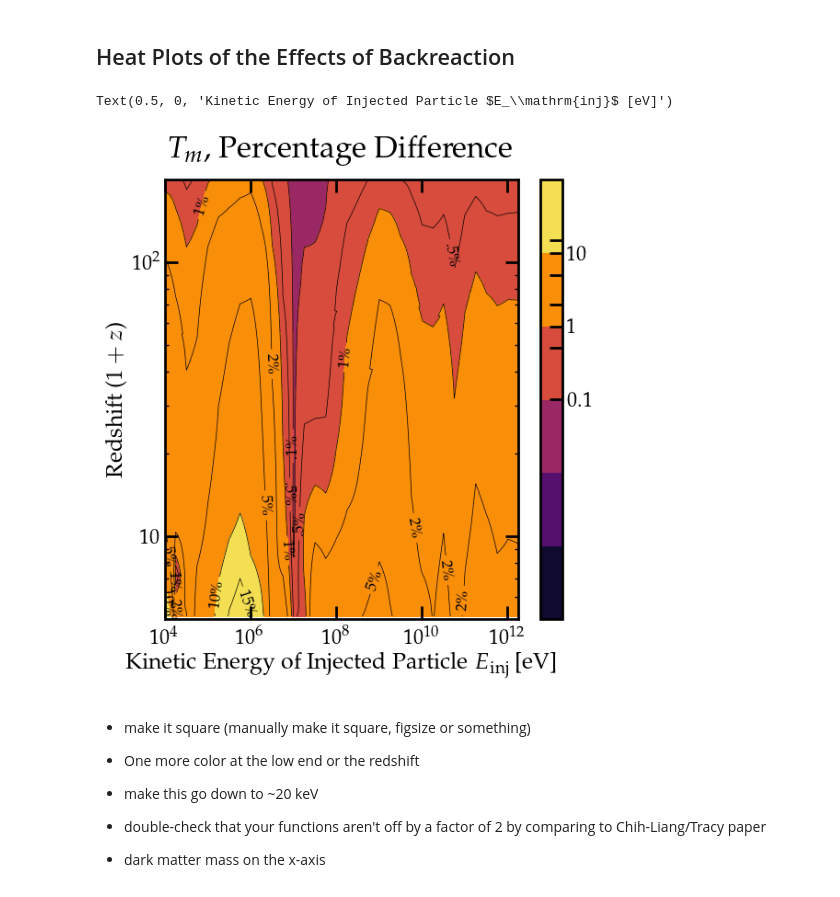
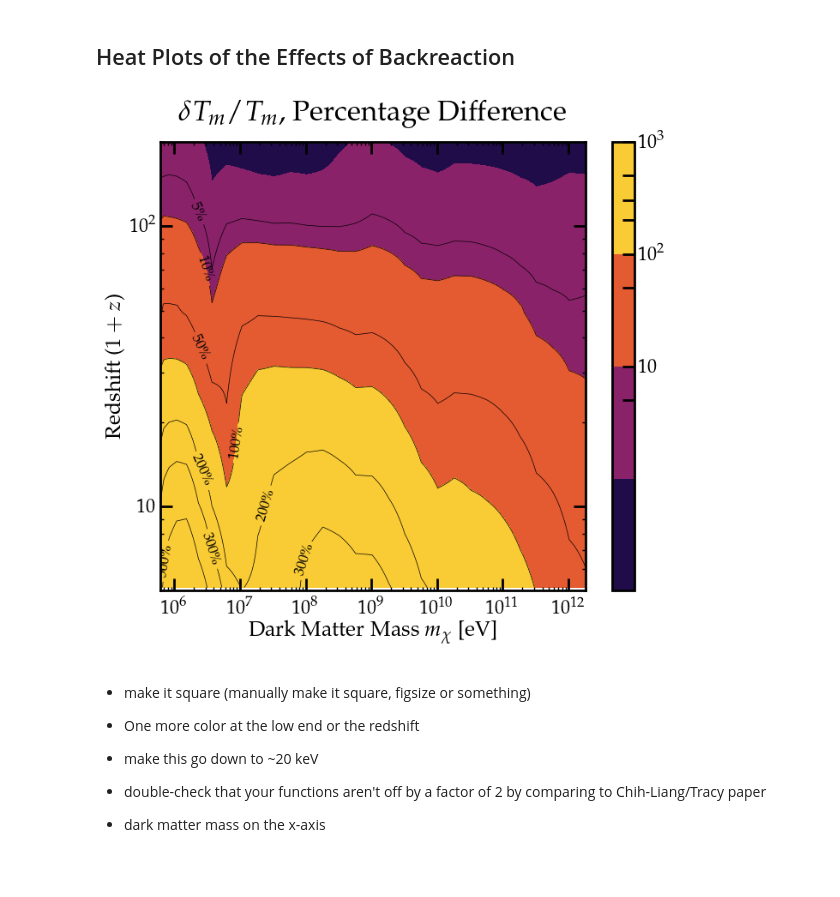
Before and after one commit to hongwanliu/DarkHistory, a Jupyter notebook: examples/Example14_backReaction.ipynb, the cells around one changed output. Drawn from its saved outputs; the diff is of its cells as text; code cells hidden in the pictures.

```diff
--- a/examples/Example14_backReaction.ipynb
+++ b/examples/Example14_backReaction.ipynb
@@ -361,10 +366,14 @@ Tm_elec_decay_no_br = pickle.load(open('/Users/gregoryridgway/Dropbox (MIT)/Phot
 Tm_elec_decay_br = pickle.load(open('/Users/gregoryridgway/Dropbox (MIT)/Photon Deposition/Gregs_Checks/Tm_elec_decay_br.p','rb'))
 # %%
 user = 'gregoryridgway'
-inj_part = 'phot'
+inj_part = 'elec'
 inj_type = 'swave'
 
 log10_E = log10_Einj_arr
+if inj_part == 'elec':
+    mass = phys.me
+else:
+    mass = 0
 
 if inj_part == 'phot':
     cf=4
@@ -377,26 +386,31 @@ else:
         diff_list = np.array([Tm_elec_decay_br[k]/Tm_elec_decay_no_br[k][:,0]-1 for k in np.arange(30)])
     cf=12
 
+if inj_type == 'decay':
+    log10m = np.log10(2*mass + 2*10**log10_E)
+else:
+    log10m = np.log10(mass + 10**log10_E)
+
 rs_list = np.exp(np.arange(np.log(2e2), np.log(5.1), step=-0.001*cf))
 length=len(rs_list)
 
-plt.figure()
+plt.figure(figsize=(8,6.8))
 
 ax = plt.gca()
 ax.loglog()
 
 if inj_part == 'phot':
     if inj_type == 'decay':
-        levels = [10, 50, 150, 300, 450, 600, 750, 900, 1050]
+        levels = [5, 10, 50, 100, 200, 300, 500, 1000]
         labels = {
-            10:r'10\%',
-            50:r'50\%',
-            150:r'150\%',
-            300:r'300\%',
-            600:r'600\%',
-            750:r'750\%',
-            900:r'900\%',
-            1050: r'1050\%'
+            5:r'$5$\%',
+            10:r'$10$\%',
+            50:r'$50$\%',
+            100:r'$100$\%',
+            200:r'$200$\%',
+            300:r'$300$\%',
+            500:r'$500$\%',
+            1000:r'$1000$\%'
         }
     else:
         levels = [.1, .5, 1, 2, 5, 10, 15]
@@ -422,41 +436,41 @@ else:
         1000:r'$1000$\%'
     }
 
 plt_heating = plt.contour(
-    10**log10_E, rs_list,
+    10**log10m, rs_list,
     np.transpose(np.abs(diff_list)*100)[-length:],
     levels=levels,
     linewidths=0.5,
     colors='k'
 )
-plt.axis([10**log10_E[0], 10**log10_E[-1], 5, 2e2])
+plt.axis([10**log10m[0], 10**log10m[-1], 5, 2e2])
 
 plt.clabel(
     plt_heating, inline=True, fontsize=12, rightside_up=True,
     fmt=labels
 )
 
-cntr1 = ax.contourf(10**log10_E,
+cntr1 = ax.contourf(10**log10m,
                     rs_list,
                     np.transpose(np.abs(diff_list)*100)[-length:],
                     100,
                     norm=matplotlib.colors.LogNorm(),
                     cmap=matplotlib.cm.inferno)
 
 cbar = plt.colorbar(cntr1, ax=ax, ticks = levels)
 cbar.ax.set_xticklabels(str(levels))
 
 # plt.colorbar(cntr1, ax=ax)
 
 # plt.title(r'\bf{$\delta_{T_m}$}')
-plt.title('$T_m$, Percentage Difference')
+plt.title(r'$\delta T_m/T_m$, Percentage Difference')
 plt.ylabel(r'Redshift ($1+z$)')
-plt.xlabel(r'Kinetic Energy of Injected Particle $E_\mathrm{inj}$ [eV]')
+plt.xlabel(r'Dark Matter Mass $m_\chi$ [eV]')
 
-# plt.savefig('/Users/'+user+'/Dropbox (MIT)/Photon Deposition/plots/backReact_phot_residuals.pdf')
+plt.savefig('/Users/'+user+'/Desktop/DM/Papers/plots/backReact_'+inj_part+'_residuals_'+inj_type+'_v2.pdf')
+# plt.savefig('/Users/'+user+'/Dropbox (MIT)/Photon Deposition/plots/backReact_phot_residuals_v2.pdf')
 # %% [output]
-Text(0.5, 0, 'Kinetic Energy of Injected Particle $E_\\mathrm{inj}$ [eV]')
-[figure, old version]
+[figure, new version]
 # %% [markdown]
 - make it square (manually make it square, figsize or something)
 - One more color at the low end or the redshift
```
Also changed, not shown: parts of 7 cells of this notebook, 2 other files.
